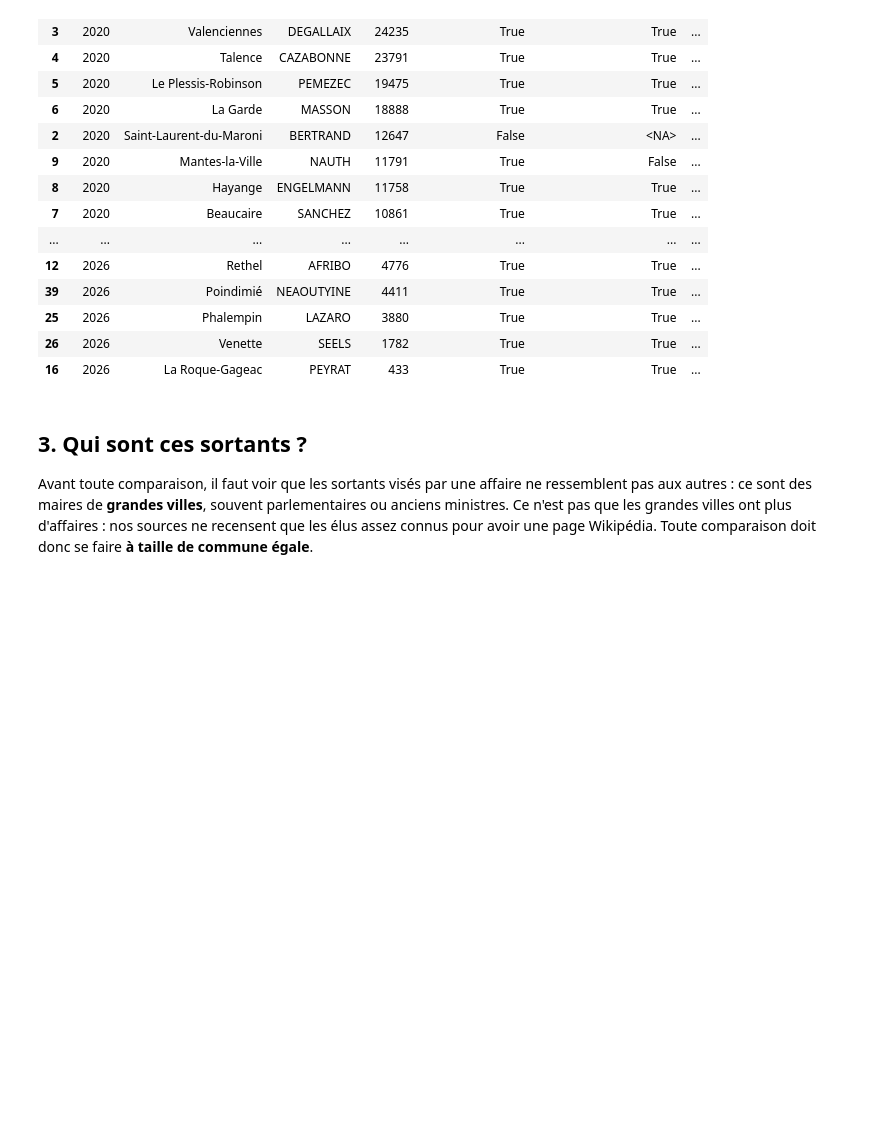
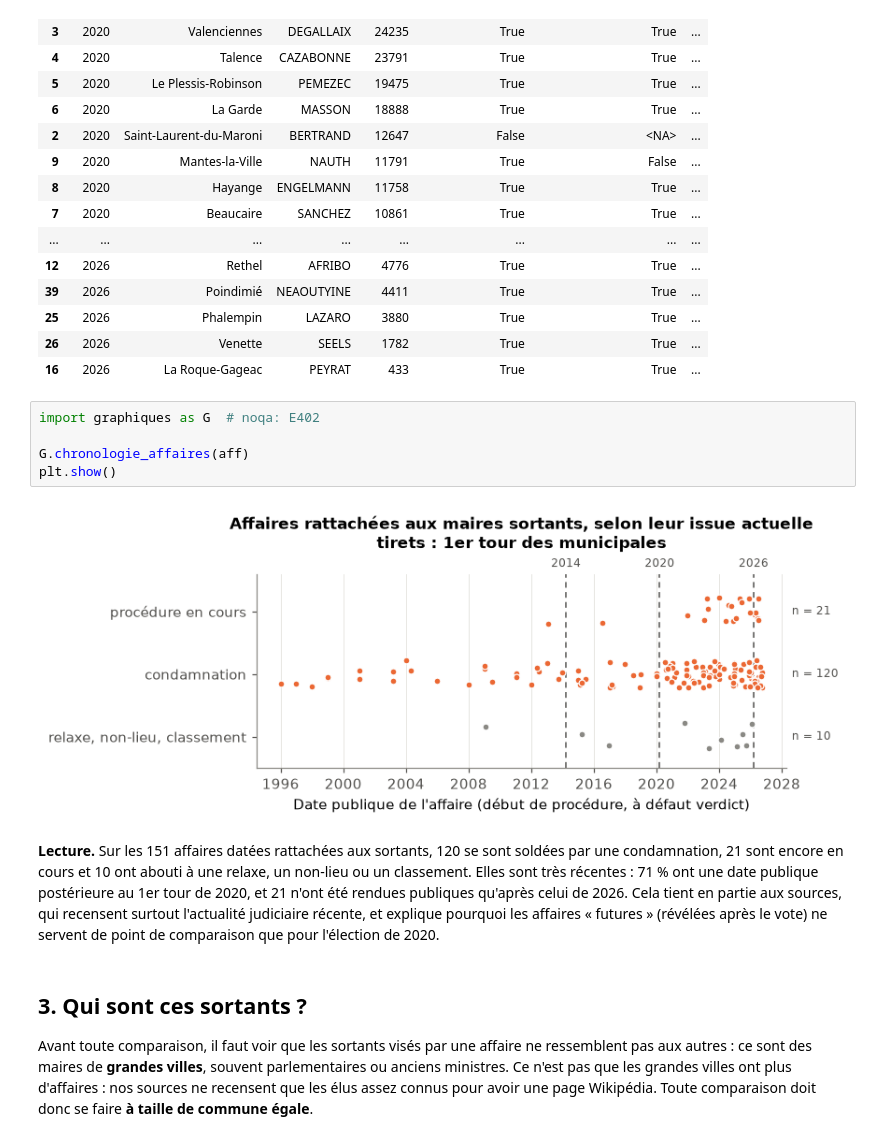
Before and after one commit to QuentinNosmas/Projet_ensae_datascience, a Jupyter notebook: notebooks/03_affaires.ipynb, the cells around one changed output. Drawn from its saved outputs; the diff is of its cells as text; blank space fills up the shorter version.

```diff
--- a/notebooks/03_affaires.ipynb
+++ b/notebooks/03_affaires.ipynb
@@ -152,6 +152,21 @@ traites[cols + ["code_insee"]].merge(detail.reset_index(), on=["annee", "code_in
 | 25 | 2026 | Phalempin | LAZARO | 3880 | True | True | ... |
 | 26 | 2026 | Venette | SEELS | 1782 | True | True | ... |
 | 16 | 2026 | La Roque-Gageac | PEYRAT | 433 | True | True | ... |
+# %%
+import graphiques as G  # noqa: E402
+
+G.chronologie_affaires(aff)
+plt.show()
+# %% [output]
+[figure, added]
+# %% [markdown]
+**Lecture.** Sur les 151 affaires datées rattachées aux sortants, 120 se sont soldées par
+une condamnation, 21 sont encore en cours et 10 ont abouti à une relaxe, un non-lieu ou un
+classement. Elles sont très récentes : 71 % ont une date publique postérieure au 1er tour
+de 2020, et 21 n'ont été rendues publiques qu'après celui de 2026. Cela tient en partie aux
+sources, qui recensent surtout l'actualité judiciaire récente, et explique pourquoi les
+affaires « futures » (révélées après le vote) ne servent de point de comparaison que pour
+l'élection de 2020.
 # %% [markdown]
 ## 3. Qui sont ces sortants ?
 
```
Also changed, not shown: 3 other files.
